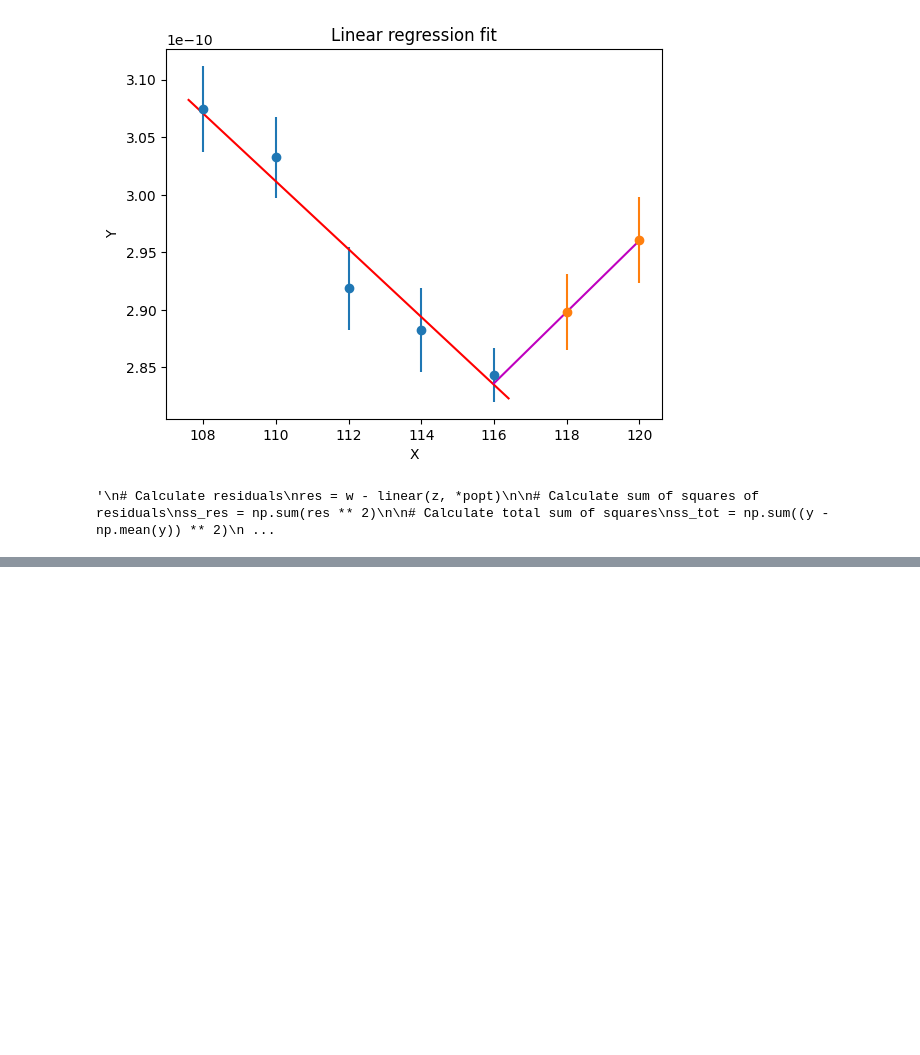
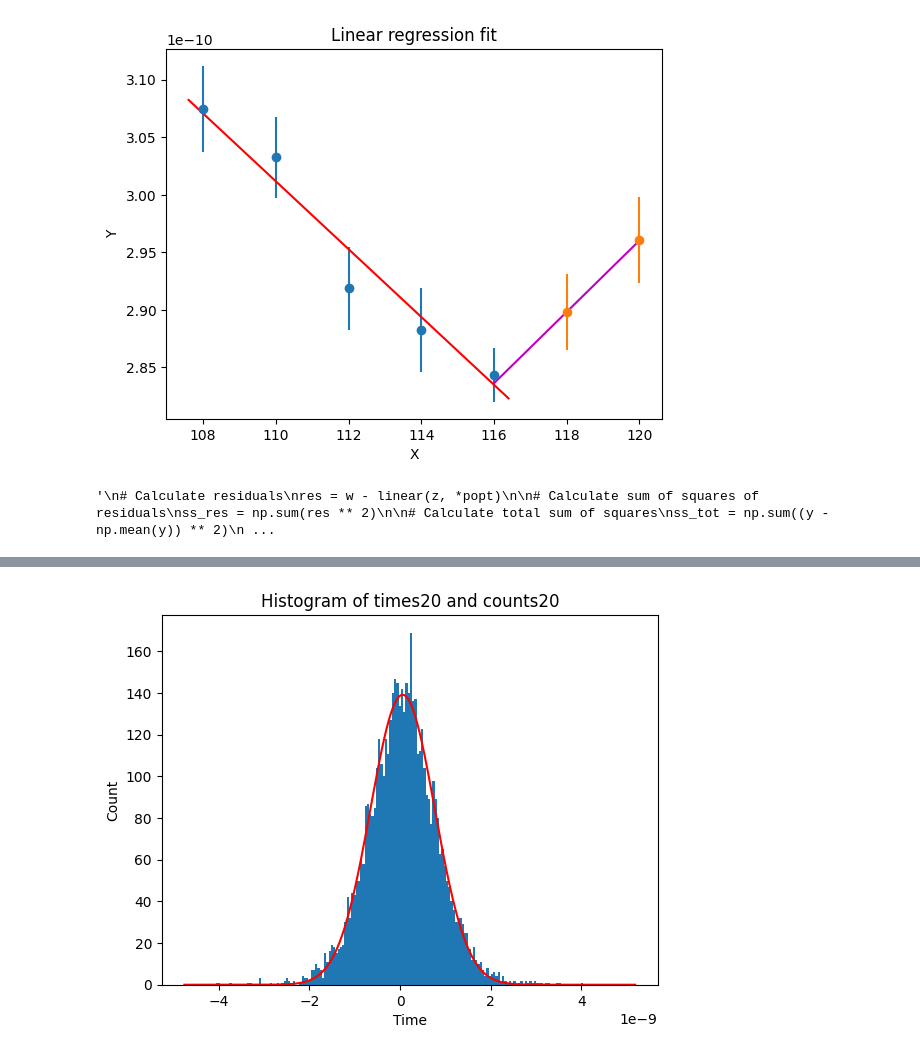
Before and after one commit to francescouni0/FisMedLab, a Jupyter notebook: Plastici/Scintillatori.ipynb, the cells around one changed output, grey strips where cells are left out. Cells and saved outputs as stored; diff of their text form; code cells hidden in the pictures; blank space fills up the shorter version.

```diff
--- a/Plastici/Scintillatori.ipynb
+++ b/Plastici/Scintillatori.ipynb
@@ -103,8 +103,8 @@ counts=np.stack([counts_108,counts_110,counts_112,counts_114,counts_116,counts_1
 times=np.stack([times_108,times_110,times_112,times_114,times_116,times_118,times_120],axis=0)
 
 print(np.shape(counts))
-
-p0_list=[(95,-4.17995274e-11,0.3318e-9),(1.07605056e+02, -2.04905536e-11 , 3.03266025e-10),(9.76907093e+01, -9.02490361e-12,  2.91871235e-10),(9.76792576e+01, -7.66294285e-12,  2.88231386e-10),(1.97982742e+02 ,9.36570895e-12, 2.84337087e-10),(1.00941906e+02, 2.03798281e-12, 2.89832761e-10),(9.54787027e+01, 4.51361278e-12 ,2.96036116e-10)]
+#SONO OTTIMIZZABILI
+p0_list=[(95,-4.17995274e-11,0.3318e-9),(1.07605056e+02, -2.04905536e-11 , 3.03266025e-10),(9.76907093e+01, -9.02490361e-12,  2.91871235e-10),(9.76792576e+01, -7.66294285e-12,  2.88231386e-10),(9.54787027e+01, 4.51361278e-12 ,2.96036116e-10),(1.00941906e+02, 2.03798281e-12, 2.89832761e-10),(9.54787027e+01, 4.51361278e-12 ,2.96036116e-10)]
 
 s=[]
 ds=[]
@@ -310,0 +396,83 @@ Covariance matrix: [[ 6.26352572e-24 -7.44644767e-22]
+# %%
+from scipy.optimize import curve_fit
+from scipy.stats import chisquare
+
+
+
+# Define gaussian function
+def gaussian(x, a, b, c):
+    return a * np.exp(-((x - b) / c) ** 2)
+
+CFD=[20,30,40,50,60,70,80]
+counts=np.stack([counts_20,counts_30,counts_40,counts_50,counts_60,counts_70,counts_80],axis=0)
+times=np.stack([times_20,times_30,times_40,times_50,times_60,times_70,times_80],axis=0)
+
+print(np.shape(counts))
+
+p0_list=[(140,5.17995274e-11,0.3318e-9),(140, 2.04905536e-11 , 3.03266025e-11),(128, 9.02490361e-12,  2.91871235e-10),(140, 7.66294285e-12,  2.88231386e-10),(97,9.36570895e-12, 2.84337087e-10),(100, 2.03798281e-12, 2.89832761e-10),(140, 4.51361278e-12 ,2.96036116e-10)]
+
+s=[]
+ds=[]
+T=[]
+dT=[]
+
+for i in range(7):
+
+    if i<=3:
+        sigma1=[np.var(counts[i,:])/30]*200
+    else:
+        sigma1=[np.sqrt(np.mean(counts[i,:]))]*200
+
+    # Fit gaussian function with curve_fit
+    # Use bounds to fix b to 0 and let a and c vary
+    popt, pcov = curve_fit(gaussian, times[i,:], counts[i,:],p0=p0_list[i],sigma=sigma1,absolute_sigma=True)
+
+    # Print fitted parameters and covariance matrix
+    print("Fitted parameters:", popt)
+    print("Covariance matrix:", pcov)
+    s=np.append(s,popt[2])
+    T=np.append(T,popt[0])
+    ds=np.append(ds,np.sqrt(pcov[2,2]))
+    dT=np.append(dT,np.sqrt(pcov[0,0]))
+    # Plot histogram and fitted function
+    plt.hist(times[i,:], weights=counts[i,:], bins=200,)
+    plt.xlabel("Time")
+    plt.ylabel("Count")
+    plt.title(f"Histogram of times{CFD[i]} and counts{CFD[i]}")
+
+    x = np.linspace(min(times[i,:]), max(times[i,:]), 1000)
+    y = gaussian(x, *popt)
+    plt.plot(x, y, 'r-', label="Fitted curve")
+    '''
+    x_test = np.linspace(min(times[i,:]), max(times[i,:]), 1000)
+    y_test = gaussian(x,1.75000000e+02,-0,2.15270818e-10 )
+    plt.plot(x_test, y_test, 'y-', label="Fitted curve")
+    plt.legend()
+    plt.show()
+    '''
+
+
+    # Calculate expected frequencies from fitted function
+    expected = gaussian(times[i,:], *popt)
+    # Scale expected frequencies by ratio of sums
+    ratio = sum(counts[i,:]) / sum(expected)
+    expected = expected * ratio
+
+
+    # Calculate chisquare and p-value
+    chisq, p = chisquare(counts[i,:], expected)
+
+
+
+    # Print results
+    print("Chisquare:", chisq)
+    print("P-value:", p)
+
+    # Calculate chisquare reduced
+
+    dof= len(times[i,:]) - 3
+    print(dof)
+    chisq_red = chisq / dof
+    print("Chisquare reduced:", chisq_red)
+    plt.show()
+# %% [output]
@@ -310,0 +488 @@ Covariance matrix: [[ 6.26352572e-24 -7.44644767e-22]
+[figure, added]
```
Also changed, not shown: parts of 6 cells of this notebook.
